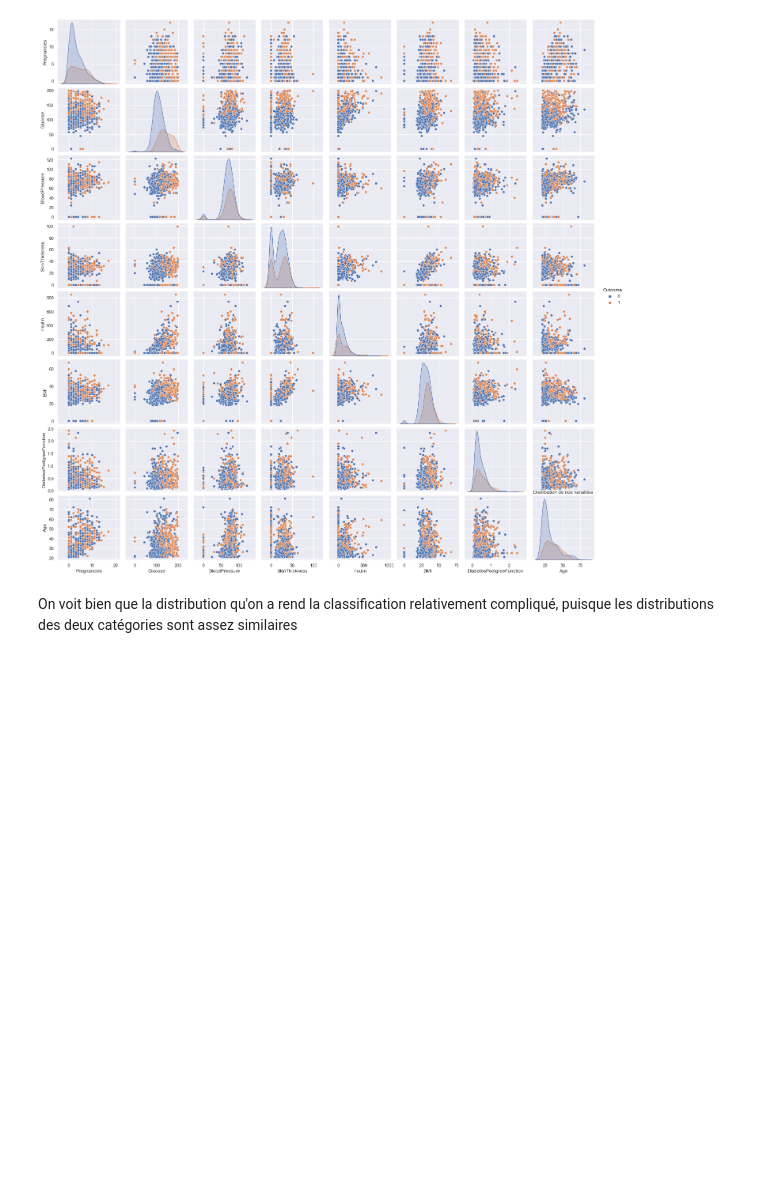
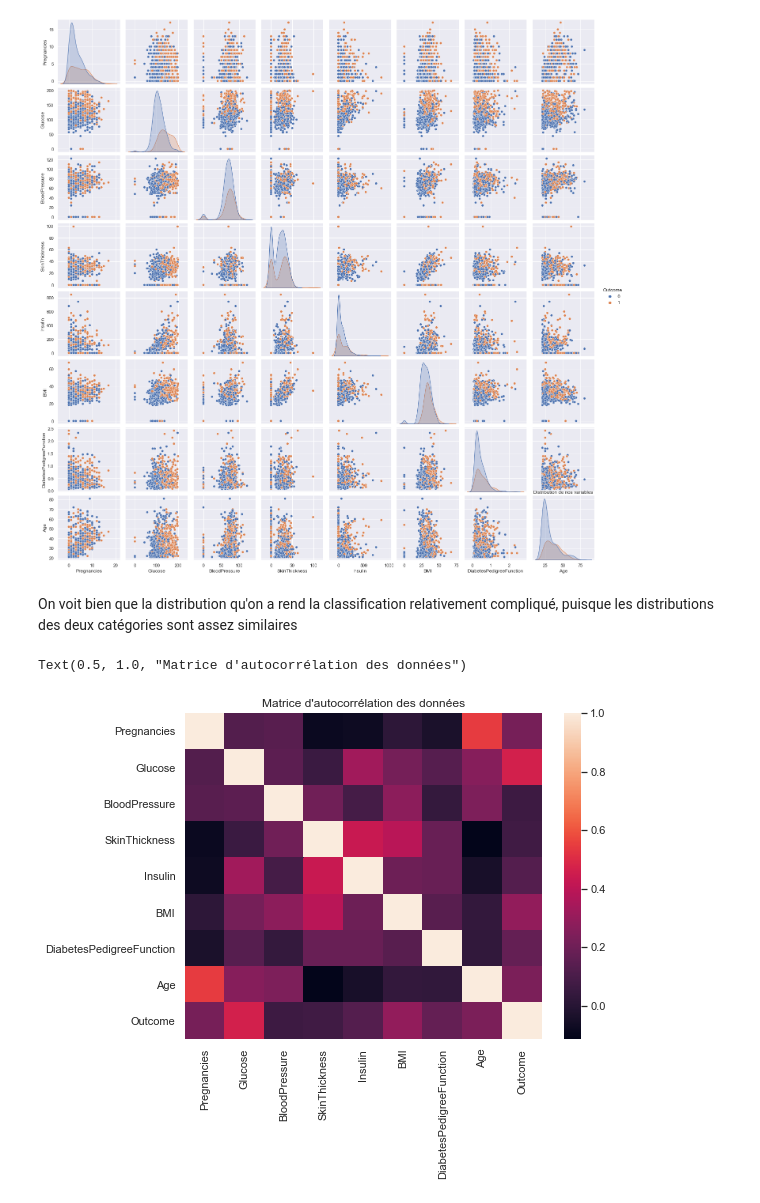
Before and after one commit to MohamedNennouche/pima-diabetes, a Jupyter notebook: pima-notebook.ipynb, the cells around one changed output. Cells and saved outputs as stored; diff of their text form; code cells hidden in the pictures; blank space fills up the shorter version.

Commit message:
Visualisation globale du dataset, il faudra continuer les visualisation

```diff
--- a/pima-notebook.ipynb
+++ b/pima-notebook.ipynb
@@ -84,3 +84,11 @@ Text(0.5, 1.0, 'Distribution de nos variables')
 [figure]
 # %% [markdown]
 On voit bien que la distribution qu'on a rend la classification relativement compliqué, puisque les distributions des deux catégories sont assez similaires
+# %%
+sns.set_theme(style="darkgrid")
+plt.figure(figsize=(8,6))
+sns.heatmap(data_pima.corr())
+plt.title("Matrice d'autocorrélation des données")
+# %% [output]
+Text(0.5, 1.0, "Matrice d'autocorrélation des données")
+[figure, added]
```
Also changed, not shown: parts of 2 cells of this notebook, 1 other file.
